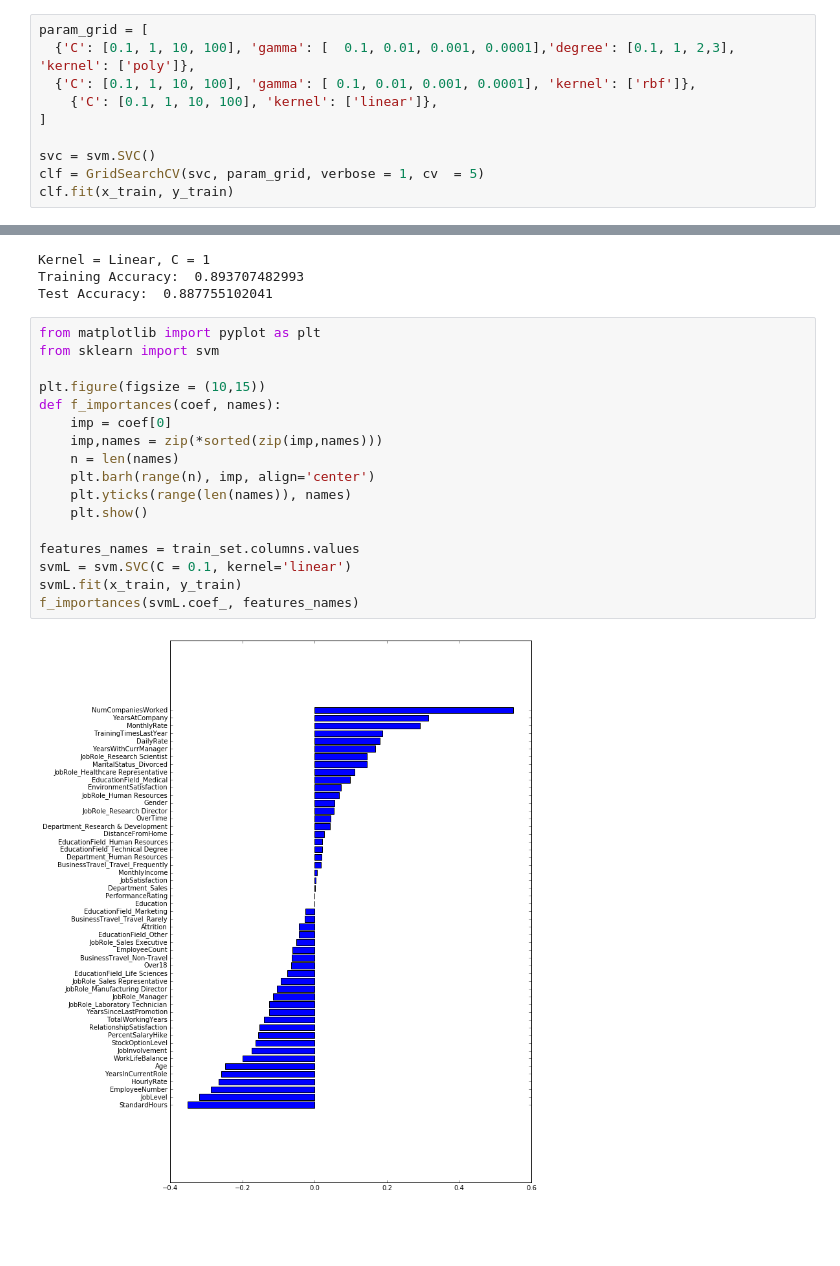
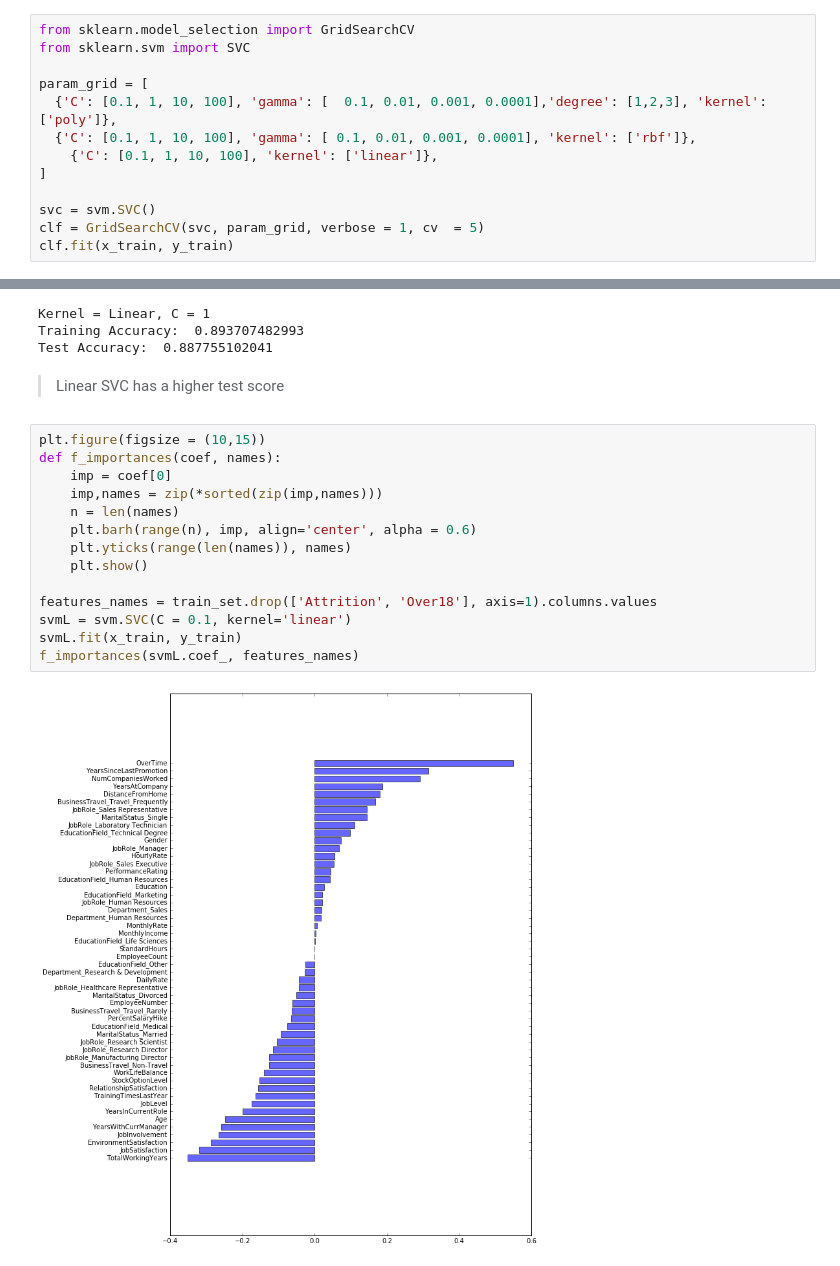
Before and after one commit to LillyanPan/AttritionAnalysis, a Jupyter notebook: SVM.ipynb, the cells around one changed output, grey strips where cells are left out. Drawn from its saved outputs; the diff is of its cells as text; blank space fills up the shorter version.

```diff
--- a/SVM.ipynb
+++ b/SVM.ipynb
@@ -62,6 +87,9 @@ x_test = scalerTest.transform(x_test) #normalize
 # %%
+from sklearn.model_selection import GridSearchCV
+from sklearn.svm import SVC
+
 param_grid = [
-  {'C': [0.1, 1, 10, 100], 'gamma': [  0.1, 0.01, 0.001, 0.0001],'degree': [0.1, 1, 2,3], 'kernel': ['poly']},
+  {'C': [0.1, 1, 10, 100], 'gamma': [  0.1, 0.01, 0.001, 0.0001],'degree': [1,2,3], 'kernel': ['poly']},
   {'C': [0.1, 1, 10, 100], 'gamma': [ 0.1, 0.01, 0.001, 0.0001], 'kernel': ['rbf']},
     {'C': [0.1, 1, 10, 100], 'kernel': ['linear']},
 ]
@@ -129,22 +165,21 @@ print("Test Accuracy: ", svmL.score(x_test,y_test))
 Kernel = Linear, C = 1
 Training Accuracy:  0.893707482993
 Test Accuracy:  0.887755102041
+# %% [markdown]
+> Linear SVC has a higher test score
 # %%
-from matplotlib import pyplot as plt
-from sklearn import svm
-
 plt.figure(figsize = (10,15))
 def f_importances(coef, names):
     imp = coef[0]
     imp,names = zip(*sorted(zip(imp,names)))
     n = len(names)
-    plt.barh(range(n), imp, align='center')
+    plt.barh(range(n), imp, align='center', alpha = 0.6)
     plt.yticks(range(len(names)), names)
     plt.show()
 
-features_names = train_set.columns.values
+features_names = train_set.drop(['Attrition', 'Over18'], axis=1).columns.values
 svmL = svm.SVC(C = 0.1, kernel='linear')
 svmL.fit(x_train, y_train)
 f_importances(svmL.coef_, features_names)
 # %% [output]
-[figure, old version]
+[figure, new version]
```
Also changed, not shown: parts of 27 cells of this notebook.
